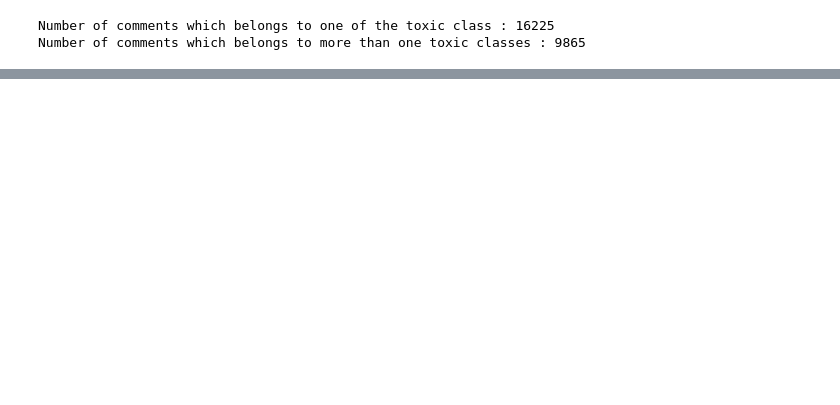
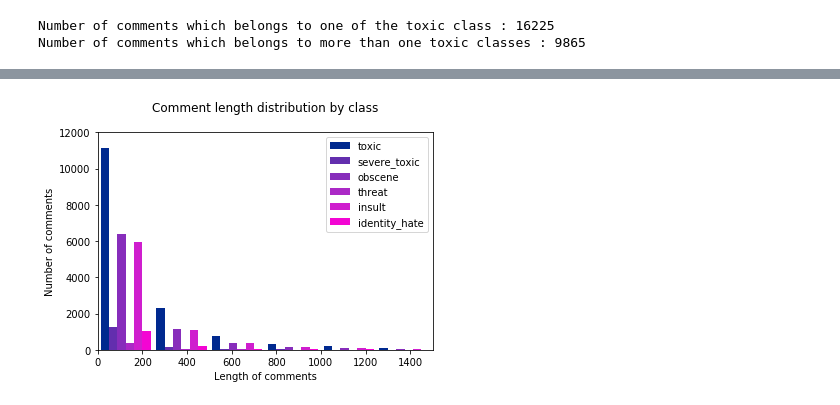
Before and after one commit to phoenix-254/toxic-comment-classification, a Jupyter notebook: src/main.ipynb, the cells around one changed output, grey strips where cells are left out. Cells and saved outputs as stored; diff of their text form; code cells hidden in the pictures; blank space fills up the shorter version.

```diff
--- a/src/main.ipynb
+++ b/src/main.ipynb
@@ -117,0 +133,49 @@ Average length of a comment : 394.0732213246768
+# %%
+# Plotting a graph of comment length distribution by class.
+temp = df_train.loc[:, ['toxic', 'severe_toxic', 'obscene', 'threat', 'insult', 'identity_hate']]
+temp = temp.to_numpy()
+
+y = np.zeros(temp.shape)
+
+for i in range(comments.shape[0]):
+    cmt_len = len(comments[i])
+    # If toxic
+    if temp[i][0]:
+        y[i][0] = cmt_len
+
+    # If severe_toxic
+    if temp[i][1]:
+        y[i][1] = cmt_len
+
+    # If obscene
+    if temp[i][2]:
+        y[i][2] = cmt_len
+
+    # If threat
+    if temp[i][3]:
+        y[i][3] = cmt_len
+
+    # If insult
+    if temp[i][4]:
+        y[i][4] = cmt_len
+
+    # If identity_hate
+    if temp[i][5]:
+        y[i][5] = cmt_len
+
+bins = [1,250,500,750,1000,1250,1500]
+colors = ['#00298F','#632EAE','#872DBB','#AB29C6','#CF1ECE','#F305D3']
+plt.hist(y, bins=bins, rwidth=0.9, label=comment_classes, color=colors)
+
+plt.title(f'Comment length distribution by class\n')
+plt.xlabel('Length of comments')
+plt.ylabel('Number of comments')
+
+plt.legend()
+
+plt.axis([0, 1500, 0, 12000])
+
+plt.grid(False)
+plt.show()
+# %% [output]
+[figure, added]
```
Also changed, not shown: parts of 9 cells of this notebook, 3 other files.
